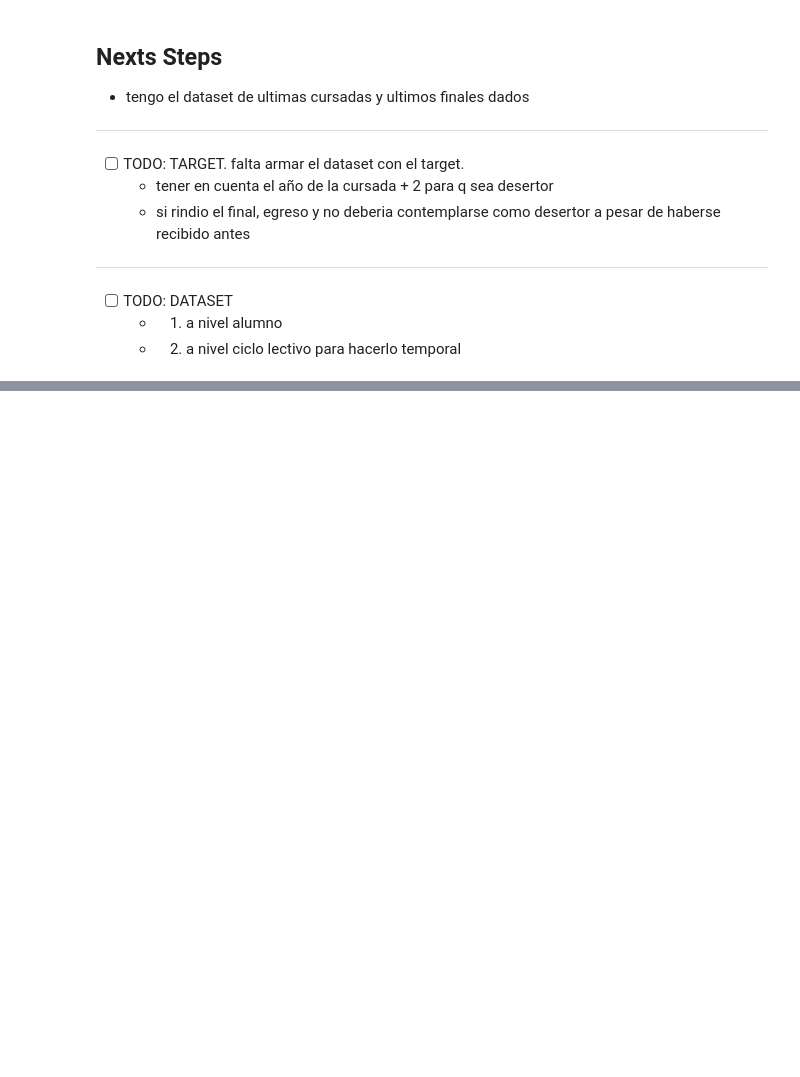
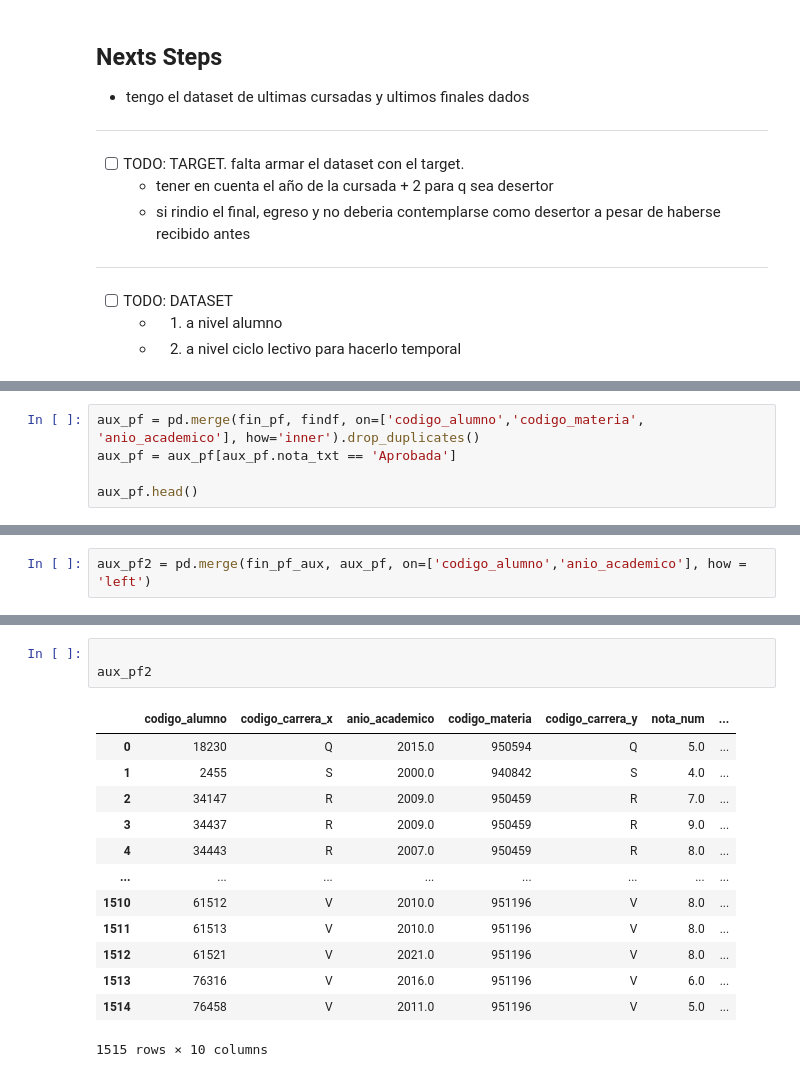
Before and after one commit to sebajarem/Desercion_en_Ingenieria, a Jupyter notebook: Notebooks/21_Dataset_01.ipynb, the cells around one changed output, grey strips where cells are left out. Saved outputs shown, nothing was run; the diff lists cells and outputs as text; blank space fills up the shorter version.

```diff
--- a/Notebooks/21_Dataset_01.ipynb
+++ b/Notebooks/21_Dataset_01.ipynb
@@ -306,0 +362,5 @@ df_pf.codigo_alumno.nunique()
+# %%
+aux_pf = pd.merge(fin_pf, findf, on=['codigo_alumno','codigo_materia', 'anio_academico'], how='inner').drop_duplicates()
+aux_pf = aux_pf[aux_pf.nota_txt == 'Aprobada']
+
+aux_pf.head()
@@ -306,0 +387,2 @@ df_pf.codigo_alumno.nunique()
+# %%
+aux_pf2 = pd.merge(fin_pf_aux, aux_pf, on=['codigo_alumno','anio_academico'], how = 'left')
@@ -306,0 +418,17 @@ df_pf.codigo_alumno.nunique()
+# %%
+
+aux_pf2
+# %% [output]
+|  | codigo_alumno | codigo_carrera_x | anio_academico | codigo_materia | codigo_carrera_y | nota_num | ... |
+| 0 | 18230 | Q | 2015.0 | 950594 | Q | 5.0 | ... |
+| 1 | 2455 | S | 2000.0 | 940842 | S | 4.0 | ... |
+| 2 | 34147 | R | 2009.0 | 950459 | R | 7.0 | ... |
+| 3 | 34437 | R | 2009.0 | 950459 | R | 9.0 | ... |
+| 4 | 34443 | R | 2007.0 | 950459 | R | 8.0 | ... |
+| ... | ... | ... | ... | ... | ... | ... | ... |
+| 1510 | 61512 | V | 2010.0 | 951196 | V | 8.0 | ... |
+| 1511 | 61513 | V | 2010.0 | 951196 | V | 8.0 | ... |
+| 1512 | 61521 | V | 2021.0 | 951196 | V | 8.0 | ... |
+| 1513 | 76316 | V | 2016.0 | 951196 | V | 6.0 | ... |
+| 1514 | 76458 | V | 2011.0 | 951196 | V | 5.0 | ... |
+1515 rows × 10 columns
```
Also changed, not shown: parts of 45 cells of this notebook, 1 other file.
